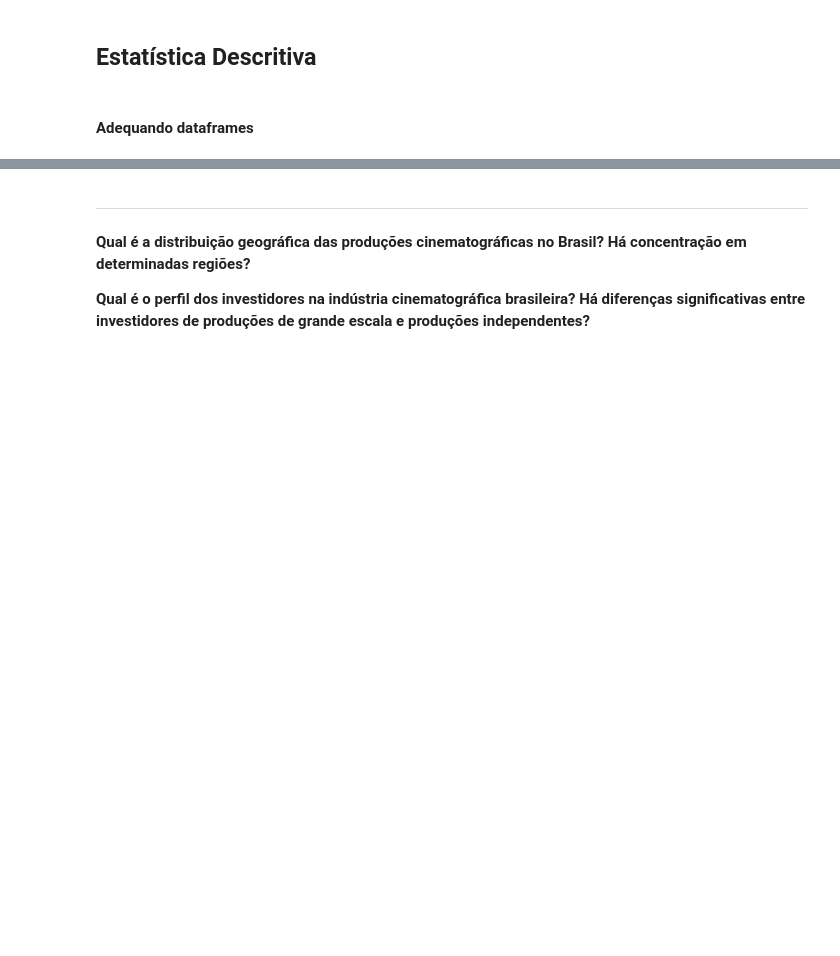
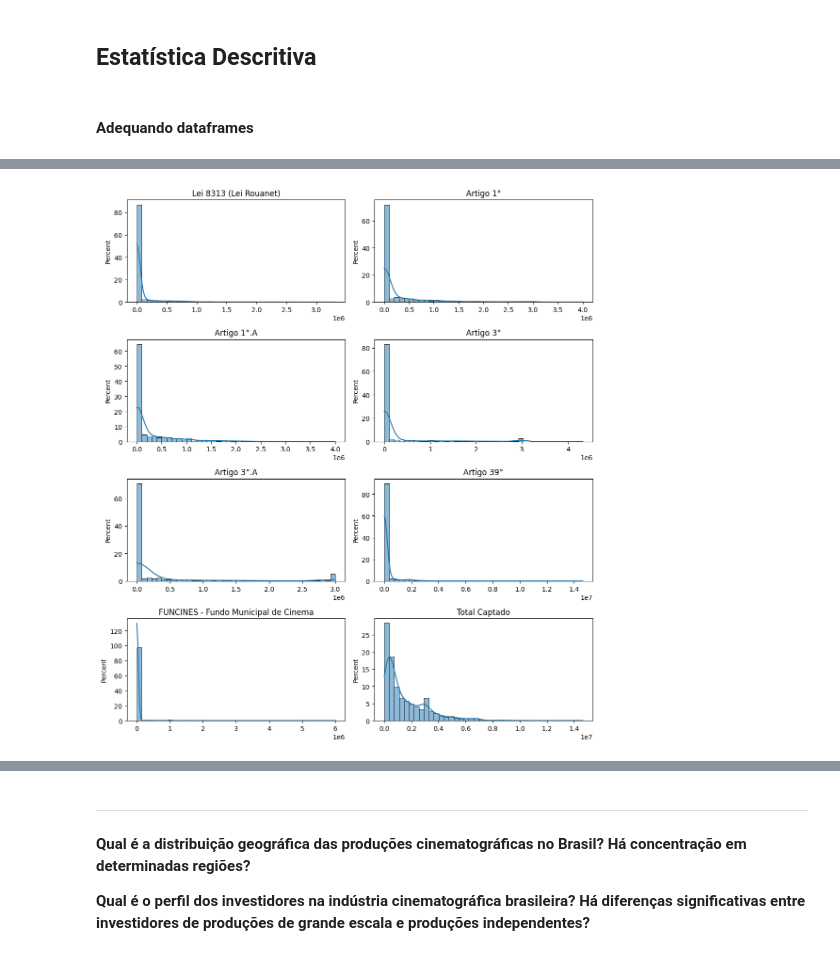
Before and after one commit to fonsecadados/AgenciaNacionalDoCinema_ANCINE, a Jupyter notebook: ANCINE_DesafiosEOportunidades.ipynb, the cells around one changed output, grey strips where cells are left out. Drawn from its saved outputs; the diff is of its cells as text; code cells hidden in the pictures; blank space fills up the shorter version.

```diff
--- a/ANCINE_DesafiosEOportunidades.ipynb
+++ b/ANCINE_DesafiosEOportunidades.ipynb
@@ -1000,0 +960,4 @@ None
+# %%
+plot_hist_fsa_desembolso()
+# %% [output]
+[figure, added]
```
Also changed, not shown: parts of 36 cells of this notebook, 6 other files.
